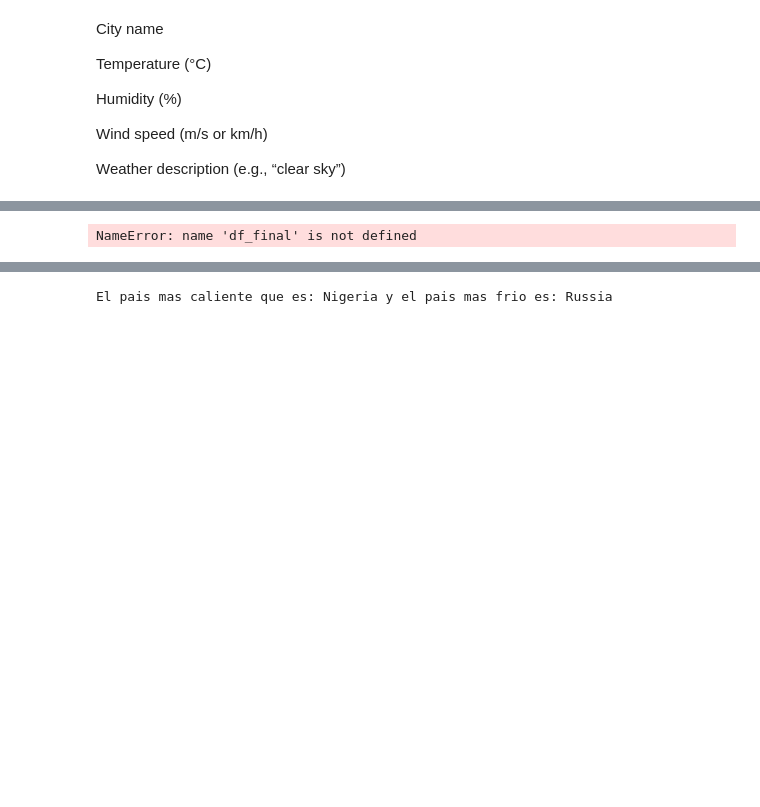
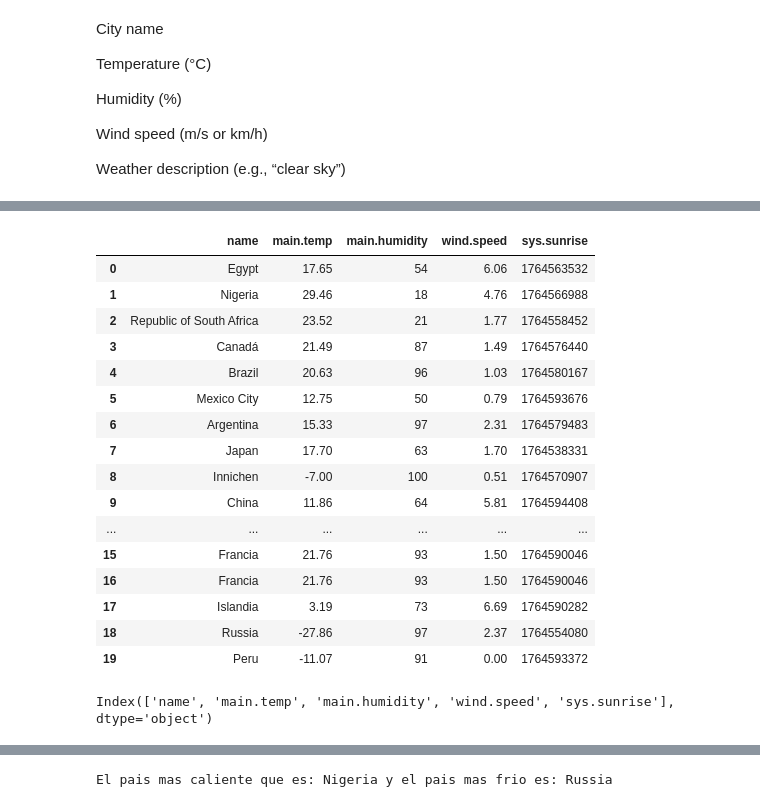
Before and after one commit to sebasrt97/Weather-Data-Analysis-with-a-public-API, a Jupyter notebook: Api/apy.ipynb, the cells around one changed output, grey strips where cells are left out. Saved outputs shown, nothing was run; the diff lists cells and outputs as text; code cells hidden in the pictures; blank space fills up the shorter version.

```diff
--- a/Api/apy.ipynb
+++ b/Api/apy.ipynb
@@ -55,7 +67,7 @@ paises_por_continente = [
     "Alemania",
     "España",
     "Colombia",
-    "bielorrusia",
+    "Francia",
     "Francia",
     "Islandia",
     "Rusia",
@@ -70,6 +82,8 @@ for i in paises_por_continente:
 
     response=(requests.get(base_urli, params={"appid":api_key})).json()
 
+    print(response)
+
     df_fila=pd.json_normalize(response)
 
     df_fila=df_fila[['name','main.temp', 'main.humidity','wind.speed', 'sys.sunrise']]
@@ -83,6 +116,21 @@ TypeError: NDFrame.get() got an unexpected keyword argument 'params'
+|  | name | main.temp | main.humidity | wind.speed | sys.sunrise |
+| 0 | Egypt | 17.65 | 54 | 6.06 | 1764563532 |
+| 1 | Nigeria | 29.46 | 18 | 4.76 | 1764566988 |
+| 2 | Republic of South Africa | 23.52 | 21 | 1.77 | 1764558452 |
+| 3 | Canadá | 21.49 | 87 | 1.49 | 1764576440 |
+| 4 | Brazil | 20.63 | 96 | 1.03 | 1764580167 |
+| 5 | Mexico City | 12.75 | 50 | 0.79 | 1764593676 |
+| 6 | Argentina | 15.33 | 97 | 2.31 | 1764579483 |
+| 7 | Japan | 17.70 | 63 | 1.70 | 1764538331 |
+| 8 | Innichen | -7.00 | 100 | 0.51 | 1764570907 |
+| 9 | China | 11.86 | 64 | 5.81 | 1764594408 |
+| ... | ... | ... | ... | ... | ... |
+| 15 | Francia | 21.76 | 93 | 1.50 | 1764590046 |
+| 16 | Francia | 21.76 | 93 | 1.50 | 1764590046 |
+| 17 | Islandia | 3.19 | 73 | 6.69 | 1764590282 |
+| 18 | Russia | -27.86 | 97 | 2.37 | 1764554080 |
+| 19 | Peru | -11.07 | 91 | 0.00 | 1764593372 |
 # %%
 df_final.to_csv('PaisesTempetaura.csv')
-# %% [output]
-NameError: name 'df_final' is not defined
 # %%
 df_final=pd.read_csv("/home/sebas/Weather-Data-Analysis-with-a-public-API/Api/PaisesTempetaura.csv")
@@ -89,3 +139,7 @@ df_final=pd.read_csv("/home/sebas/Weather-Data-Analysis-with-a-public-API/Api/Pa
+# %%
+df_final.columns
+# %% [output]
+Index(['name', 'main.temp', 'main.humidity', 'wind.speed', 'sys.sunrise'], dtype='object')
 # %%
 df_final.head()
 # %% [output]
```
Also changed, not shown: parts of 25 cells of this notebook.
